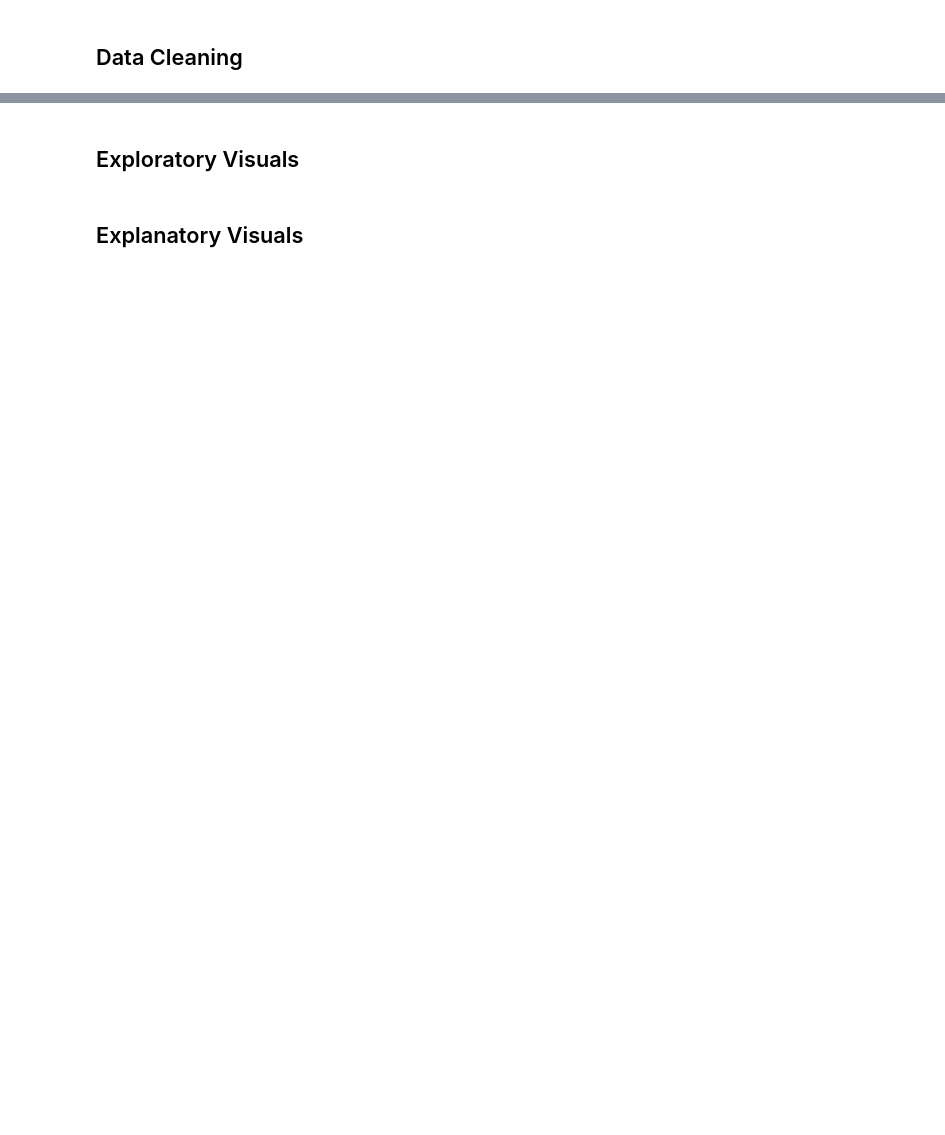
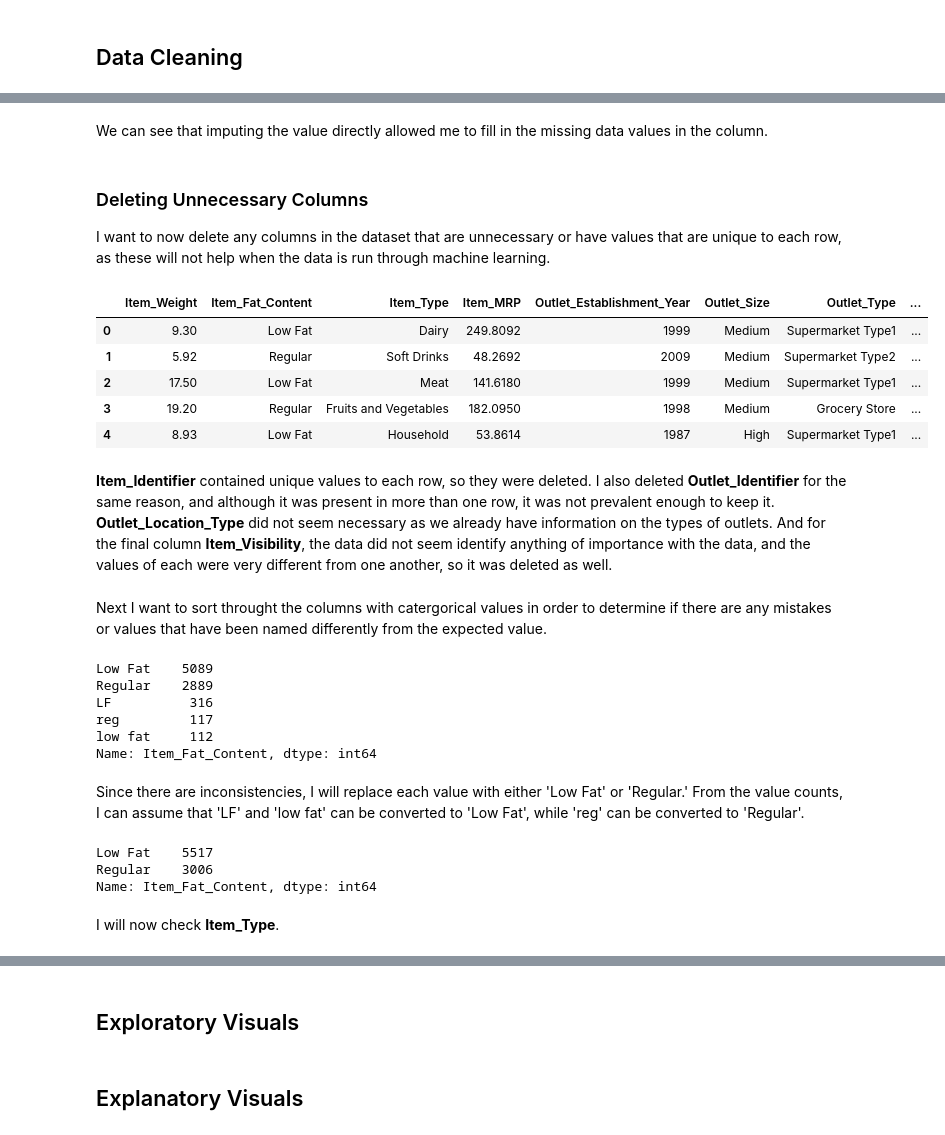
Before and after one commit to joshlensing/Food-Sales-Predictions, a Jupyter notebook: Project_1.ipynb, the cells around one changed output, grey strips where cells are left out. Cells and saved outputs as stored; diff of their text form; code cells hidden in the pictures; blank space fills up the shorter version.

```diff
--- a/Project_1.ipynb
+++ b/Project_1.ipynb
@@ -9,0 +142,3 @@
+# %%
+df_sales['Item_Weight'].fillna(value = df_sales['Item_Weight'].mean(), inplace = True)
+df_sales.isna().sum()
@@ -9,0 +161,3 @@
+# %%
+outlet_size_mode = df_sales['Outlet_Size'].mode()
+df_sales['Outlet_Size'].fillna(outlet_size_mode, inplace=True)
@@ -9,0 +191,2 @@
+# %%
+df_sales['Outlet_Size'].fillna('Medium', inplace=True)
@@ -9,0 +209,41 @@
+# %% [markdown]
+We can see that imputing the value directly allowed me to fill in the missing data values in the column.
+# %% [markdown]
+### Deleting Unnecessary Columns
+
+I want to now delete any columns in the dataset that are unnecessary or have values that are unique to each row, as these will not help when the data is run through machine learning.
+# %%
+df_sales.drop(columns = ['Item_Identifier', 'Item_Visibility', 'Outlet_Identifier', 'Outlet_Location_Type'], inplace=True)
+df_sales.head()
+# %% [output]
+|  | Item_Weight | Item_Fat_Content | Item_Type | Item_MRP | Outlet_Establishment_Year | Outlet_Size | Outlet_Type | ... |
+| 0 | 9.30 | Low Fat | Dairy | 249.8092 | 1999 | Medium | Supermarket Type1 | ... |
+| 1 | 5.92 | Regular | Soft Drinks | 48.2692 | 2009 | Medium | Supermarket Type2 | ... |
+| 2 | 17.50 | Low Fat | Meat | 141.6180 | 1999 | Medium | Supermarket Type1 | ... |
+| 3 | 19.20 | Regular | Fruits and Vegetables | 182.0950 | 1998 | Medium | Grocery Store | ... |
+| 4 | 8.93 | Low Fat | Household | 53.8614 | 1987 | High | Supermarket Type1 | ... |
+# %% [markdown]
+**Item_Identifier** contained unique values to each row, so they were deleted. I also deleted **Outlet_Identifier** for the same reason, and although it was present in more than one row, it was not prevalent enough to keep it. **Outlet_Location_Type** did not seem necessary as we already have information on the types of outlets.  And for the final column **Item_Visibility**, the data did not seem identify anything of importance with the data, and the values of each were very different from one another, so it was deleted as well.
+# %% [markdown]
+Next I want to sort throught the columns with catergorical values in order to determine if there are any mistakes or values that have been named differently from the expected value.
+# %%
+df_sales['Item_Fat_Content'].value_counts()
+# %% [output]
+Low Fat    5089
+Regular    2889
+LF          316
+reg         117
+low fat     112
+Name: Item_Fat_Content, dtype: int64
+# %% [markdown]
+Since there are inconsistencies, I will replace each value with either 'Low Fat' or 'Regular.' From the value counts, I can assume that 'LF' and 'low fat' can be converted to 'Low Fat', while 'reg' can be converted to 'Regular'.
+# %%
+df_sales.replace(['LF', 'low fat'], ['Low Fat', 'Low Fat'], inplace=True)
+df_sales.replace(['reg'], ['Regular'], inplace=True)
+df_sales['Item_Fat_Content'].value_counts()
+# %% [output]
+Low Fat    5517
+Regular    3006
+Name: Item_Fat_Content, dtype: int64
+# %% [markdown]
+I will now check **Item_Type**.
```
Also changed, not shown: parts of 32 cells of this notebook.
